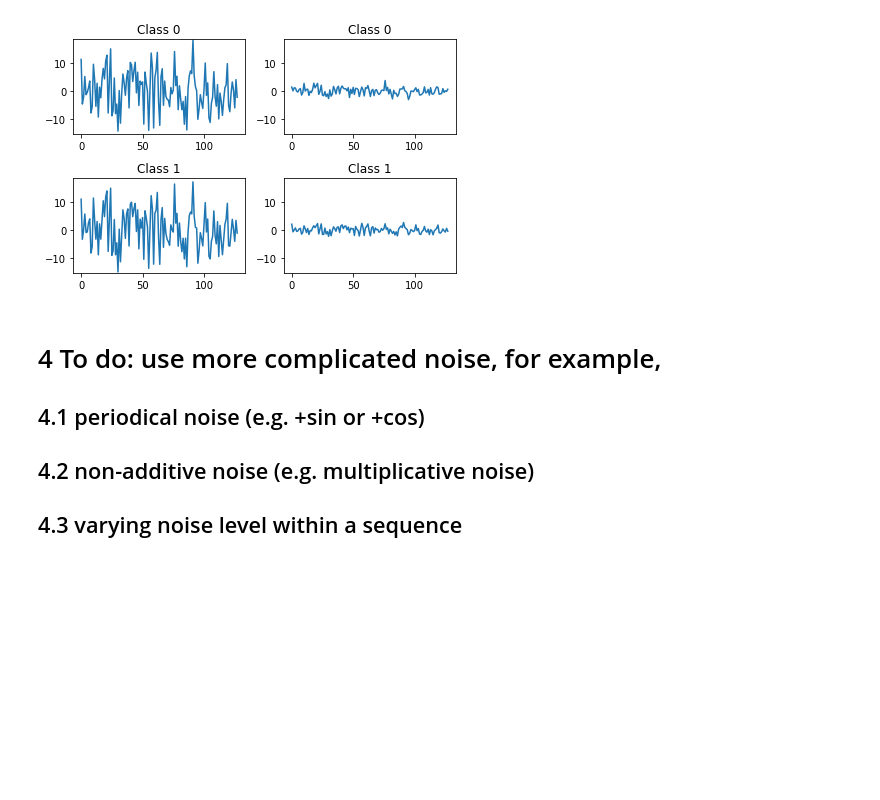
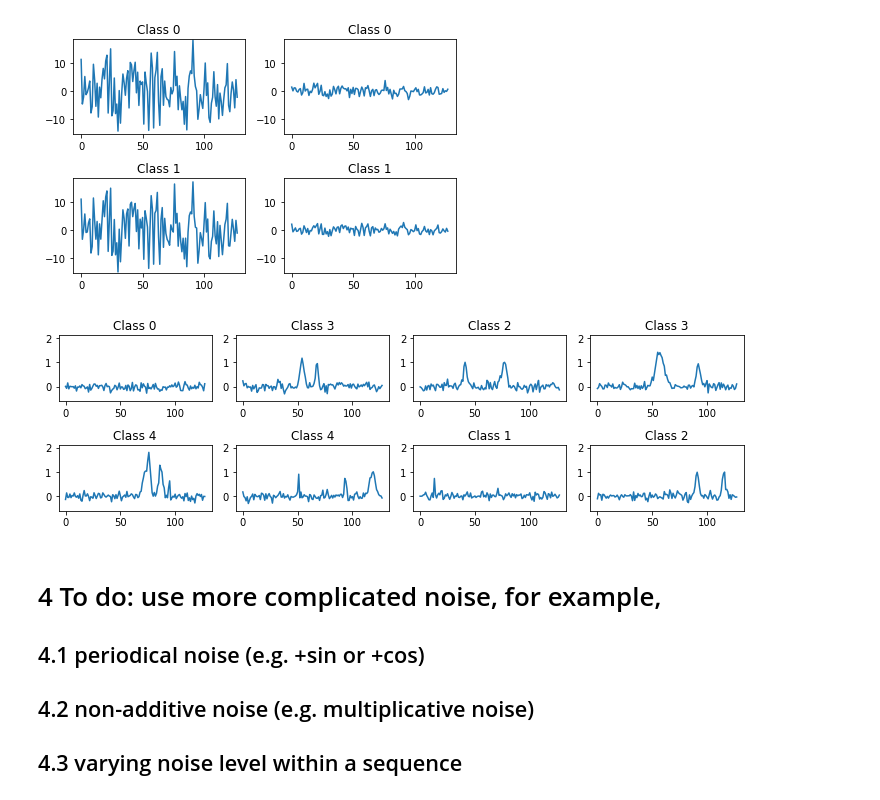
Before and after one commit to RuslanKhalitov/SparseFactorization, a Jupyter notebook: synthetic data generation/two_class_generation_demo.ipynb, the cells around one changed output. Drawn from its saved outputs; the diff is of its cells as text; code cells hidden in the pictures; blank space fills up the shorter version.

```diff
--- a/synthetic data generation/two_class_generation_demo.ipynb
+++ b/synthetic data generation/two_class_generation_demo.ipynb
@@ -94,6 +108,12 @@ plot(data_orig, '-')
 plot(data, '-')
 # %% [output]
 [figure]
+# %%
+data, class_labels = generate_n_gaussians(8, 128, 4)
+# %%
+plot_more(data, class_labels,  '-')
+# %% [output]
+[figure, added]
 # %% [markdown]
 # 4 To do: use more complicated noise, for example,
 ## 4.1 periodical noise (e.g. +sin or +cos)
```
Also changed, not shown: parts of 10 cells of this notebook, 1 other file.
